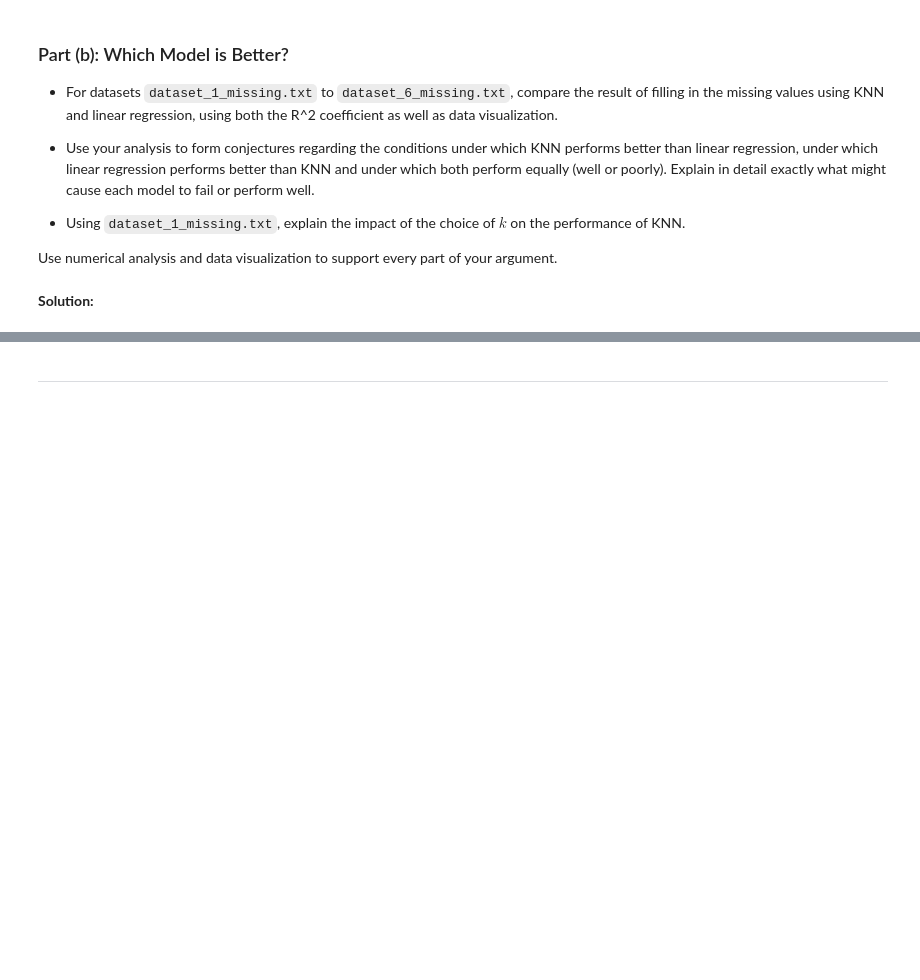
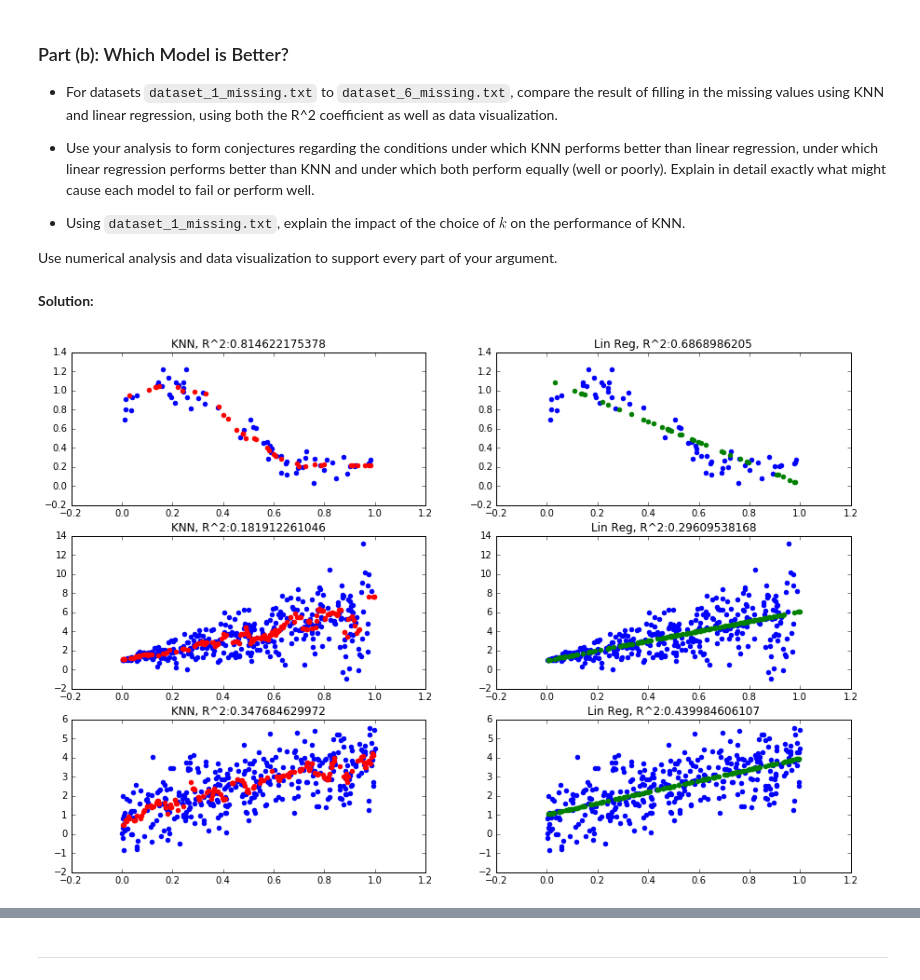
Before and after one commit to ibrahim85/CS109_2016_Lab_Files, a Jupyter notebook: Homework2/Amro_Mohammed_CSE109a_HW2.ipynb, the cells around one changed output, grey strips where cells are left out. Cells and saved outputs as stored; diff of their text form; code cells hidden in the pictures; blank space fills up the shorter version.

```diff
--- a/Homework2/Amro_Mohammed_CSE109a_HW2.ipynb
+++ b/Homework2/Amro_Mohammed_CSE109a_HW2.ipynb
@@ -331,0 +458,96 @@ Use numerical analysis and data visualization to support every part of your argu
+# %%
+#number of neighbours
+k=10
+
+### CODING TIP: You have to generate data for six different datasets, is it a good idea
+### to copy and paste the same block of code over and over again for six times?
+### How can you get around this?
+### For HW2 it's still ok to copy and paste, for HW3, we will need you to see where functional
+### abstraction and iteration are called for and implement them.
+
+
+#plot predicted points
+fig, ((ax1, ax2), (ax3, ax4), (ax5, ax6)) = plt.subplots(3, 2, figsize=(15, 10))
+
+
+#Read dataset 1
+missing_df = pd.read_csv('./dataset/dataset_1_missing.txt')
+full_df = pd.read_csv('./dataset/dataset_1_full.txt')
+
+no_y_ind = missing_df[missing_df['y'].isnull()].index
+with_y_ind = missing_df[missing_df['y'].notnull()].index
+
+predicted_knn, r_knn = fill_knn(missing_df,
+                                full_df,
+                                no_y_ind,
+                                with_y_ind,
+                                k)
+
+predicted_lin, r_lin = fill_lin_reg(missing_df,
+                                    full_df,
+                                    no_y_ind,
+                                    with_y_ind)
+
+ax5, ax6 = plot_missing(ax5,
+                        ax6,
+                        predicted_knn, r_knn,
+                        predicted_lin, r_lin,
+                        k,
+                        no_y_ind,
+                        with_y_ind)
+
+#Read dataset 4
+missing_df = pd.read_csv('./dataset/dataset_4_missing.txt')
+full_df = pd.read_csv('./dataset/dataset_4_full.txt')
+
+no_y_ind = missing_df[missing_df['y'].isnull()].index
+with_y_ind = missing_df[missing_df['y'].notnull()].index
+
+predicted_knn, r_knn = fill_knn(missing_df,
+                                full_df,
+                                no_y_ind,
+                                with_y_ind,
+                                k)
+
+predicted_lin, r_lin = fill_lin_reg(missing_df,
+                                    full_df,
+                                    no_y_ind,
+                                    with_y_ind)
+
+ax1, ax2 = plot_missing(ax1,
+                        ax2,
+                        predicted_knn, r_knn,
+                        predicted_lin, r_lin,
+                        k,
+                        no_y_ind,
+                        with_y_ind)
+
+#Read dataset 6
+missing_df = pd.read_csv('./dataset/dataset_6_missing.txt')
+full_df = pd.read_csv('./dataset/dataset_6_full.txt')
+
+no_y_ind = missing_df[missing_df['y'].isnull()].index
+with_y_ind = missing_df[missing_df['y'].notnull()].index
+
+predicted_knn, r_knn = fill_knn(missing_df,
+                                full_df,
+                                no_y_ind,
+                                with_y_ind,
+                                k)
+
+predicted_lin, r_lin = fill_lin_reg(missing_df,
+                                    full_df,
+                                    no_y_ind,
+                                    with_y_ind)
+
+ax3, ax4 = plot_missing(ax3,
+                        ax4,
+                        predicted_knn, r_knn,
+                        predicted_lin, r_lin,
+                        k,
+                        no_y_ind,
+                        with_y_ind)
+
+plt.show()
+# %% [output]
+[figure, added]
```
Also changed, not shown: parts of 19 cells of this notebook.
